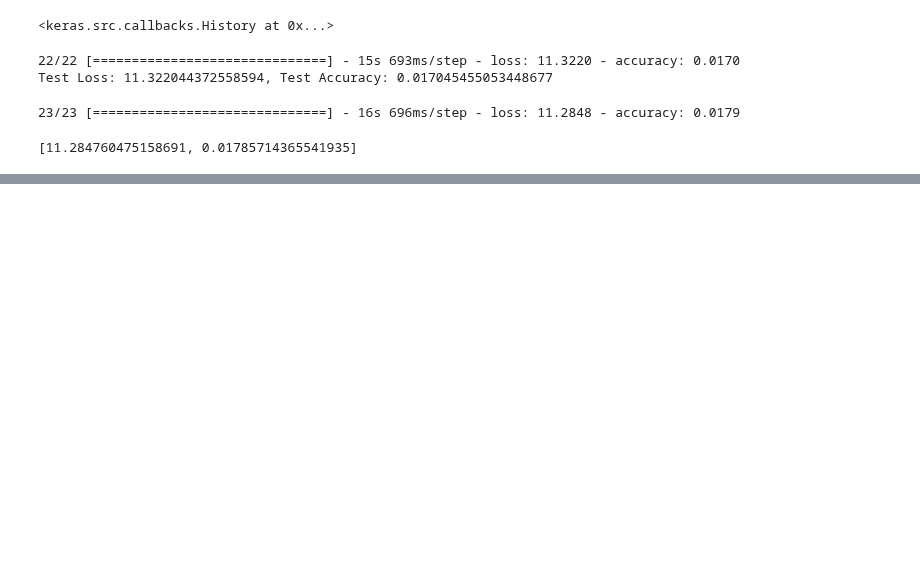
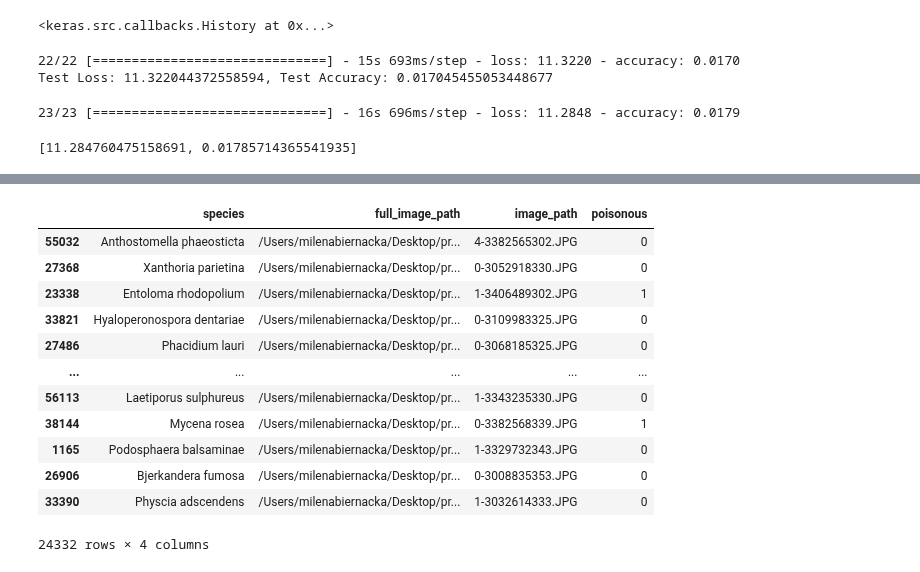
Before and after one commit to mbiernacka/Mushroom-classification, a Jupyter notebook: danish_fungi.ipynb, the cells around one changed output, grey strips where cells are left out. Cells and saved outputs as stored; diff of their text form; code cells hidden in the pictures; blank space fills up the shorter version.

```diff
--- a/danish_fungi.ipynb
+++ b/danish_fungi.ipynb
@@ -217,0 +303,3 @@ model.evaluate(test_generator_sample)
+# %%
+data = half_metadata[['species', 'full_image_path', 'image_path', 'poisonous']]
+data.head()
@@ -217,0 +343,20 @@ model.evaluate(test_generator_sample)
+# %%
+from sklearn.model_selection import train_test_split
+
+X_train, X_test = train_test_split(data, test_size=0.2, random_state=42)
+# %%
+X_train
+# %% [output]
+|  | species | full_image_path | image_path | poisonous |
+| 55032 | Anthostomella phaeosticta | /Users/milenabiernacka/Desktop/pr... | 4-3382565302.JPG | 0 |
+| 27368 | Xanthoria parietina | /Users/milenabiernacka/Desktop/pr... | 0-3052918330.JPG | 0 |
+| 23338 | Entoloma rhodopolium | /Users/milenabiernacka/Desktop/pr... | 1-3406489302.JPG | 1 |
+| 33821 | Hyaloperonospora dentariae | /Users/milenabiernacka/Desktop/pr... | 0-3109983325.JPG | 0 |
+| 27486 | Phacidium lauri | /Users/milenabiernacka/Desktop/pr... | 0-3068185325.JPG | 0 |
+| ... | ... | ... | ... | ... |
+| 56113 | Laetiporus sulphureus | /Users/milenabiernacka/Desktop/pr... | 1-3343235330.JPG | 0 |
+| 38144 | Mycena rosea | /Users/milenabiernacka/Desktop/pr... | 0-3382568339.JPG | 1 |
+| 1165 | Podosphaera balsaminae | /Users/milenabiernacka/Desktop/pr... | 1-3329732343.JPG | 0 |
+| 26906 | Bjerkandera fumosa | /Users/milenabiernacka/Desktop/pr... | 0-3008835353.JPG | 0 |
+| 33390 | Physcia adscendens | /Users/milenabiernacka/Desktop/pr... | 1-3032614333.JPG | 0 |
+24332 rows × 4 columns
```
Also changed, not shown: parts of 25 cells of this notebook, 2 other files.
